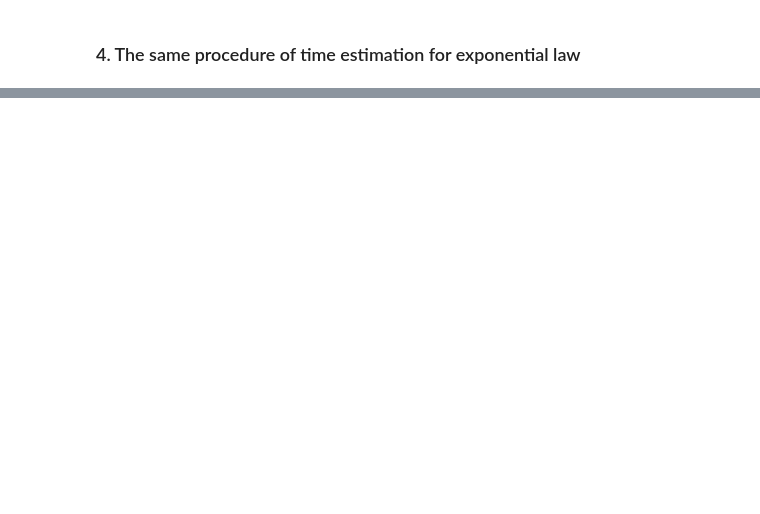
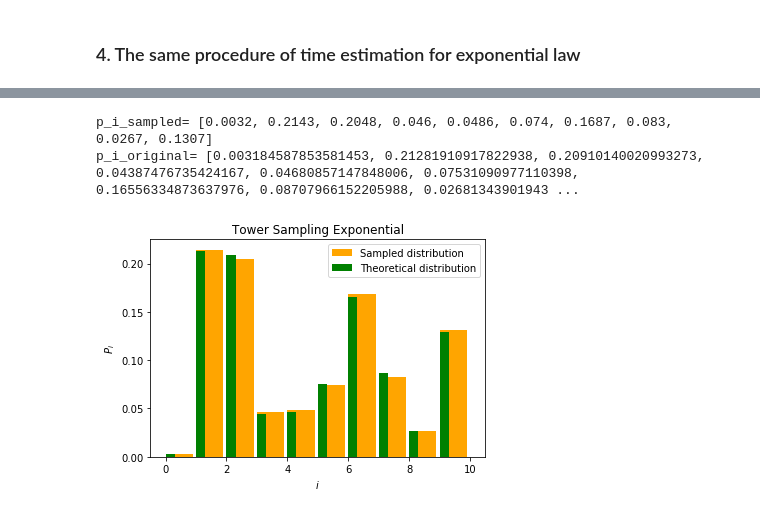
Before and after one commit to anasku/Comp_tools, a Jupyter notebook: Untitled4.ipynb, the cells around one changed output, grey strips where cells are left out. Drawn from its saved outputs; the diff is of its cells as text; code cells hidden in the pictures; blank space fills up the shorter version.

```diff
--- a/Untitled4.ipynb
+++ b/Untitled4.ipynb
@@ -420,0 +361,73 @@ plt.show()
+# %%
+def tower_function_exp(n_runs,n_item):
+    np.random.seed(9)
+    exp_rand=[]
+    g=0
+    for i in range(n_item):
+        while True:
+            temp=np.random.exponential(1)
+            temp>1
+            if temp<1:
+                break
+        g+=temp
+        exp_rand.append(g)
+        g=0
+    z_exp=sum(exp_rand)
+    rand_prob=[]
+    f=0
+    for i in range(n_item):
+        f+=exp_rand[i]/z_exp
+        rand_prob.append(f)
+        f=0 #at this stage we generated random probabilities rand_proba
+    rand_proba = [float(j) for j in rand_prob]
+    cum=[]
+    q=0
+    for i in range(n_item+1):
+        q=sum(rand_proba[:i])
+        cum.append(q)
+        q=0
+    tower=[]
+    g=0
+    for k in range(n_runs):
+        x=np.random.uniform(0,1)
+        i=0
+        while True:
+            x>cum[i]
+            i=i+1
+            if x<cum[i]:
+                break
+        g+=i-1
+        tower.append(g)
+        g=0
+    sampl_tower=[]
+    p=0
+    for m in range(n_item):
+        p=tower.count(m)/n_runs
+        sampl_tower.append(p)
+        p=0
+    return {'tower_gen':tower,'sampl_tower':sampl_tower,'rand_theor':rand_proba,'cum':cum}
+
+#print('cumulants',tower_function(n_points,n_items)['cum'])
+print("p_i_sampled=",tower_function_exp(n_points,n_items)['sampl_tower'])
+print("p_i_original=",tower_function_exp(n_points,n_items)['rand_theor'])
+
+
+plt.hist(tower_function_exp(n_points,n_items)['tower_gen'],normed=True,
+         bins=list(range(0,n_items+1)),width=0.9,color='orange',label="Sampled distribution")
+
+objects=[]
+objects = list(range(0,n_items))
+y_pos = np.arange(len(objects))
+plt.bar(y_pos, tower_function_exp(n_points,n_items)['rand_theor'],align='edge',
+        color='green',alpha=1,width=0.3,label="Theoretical distribution")
+#plt.xticks(y_pos, objects)
+plt.xlabel('$i$')
+plt.ylabel('$P_i$')
+plt.title('Tower Sampling Exponential')
+plt.legend()
+
+plt.show()
+# %% [output]
+p_i_sampled= [0.0032, 0.2143, 0.2048, 0.046, 0.0486, 0.074, 0.1687, 0.083, 0.0267, 0.1307]
+p_i_original= [0.003184587853581453, 0.21281910917822938, 0.20910140020993273, 0.04387476735424167, 0.04680857147848006, 0.07531090977110398, 0.16556334873637976, 0.08707966152205988, 0.02681343901943 ...
+[figure, added]
```
Also changed, not shown: parts of 14 cells of this notebook.
